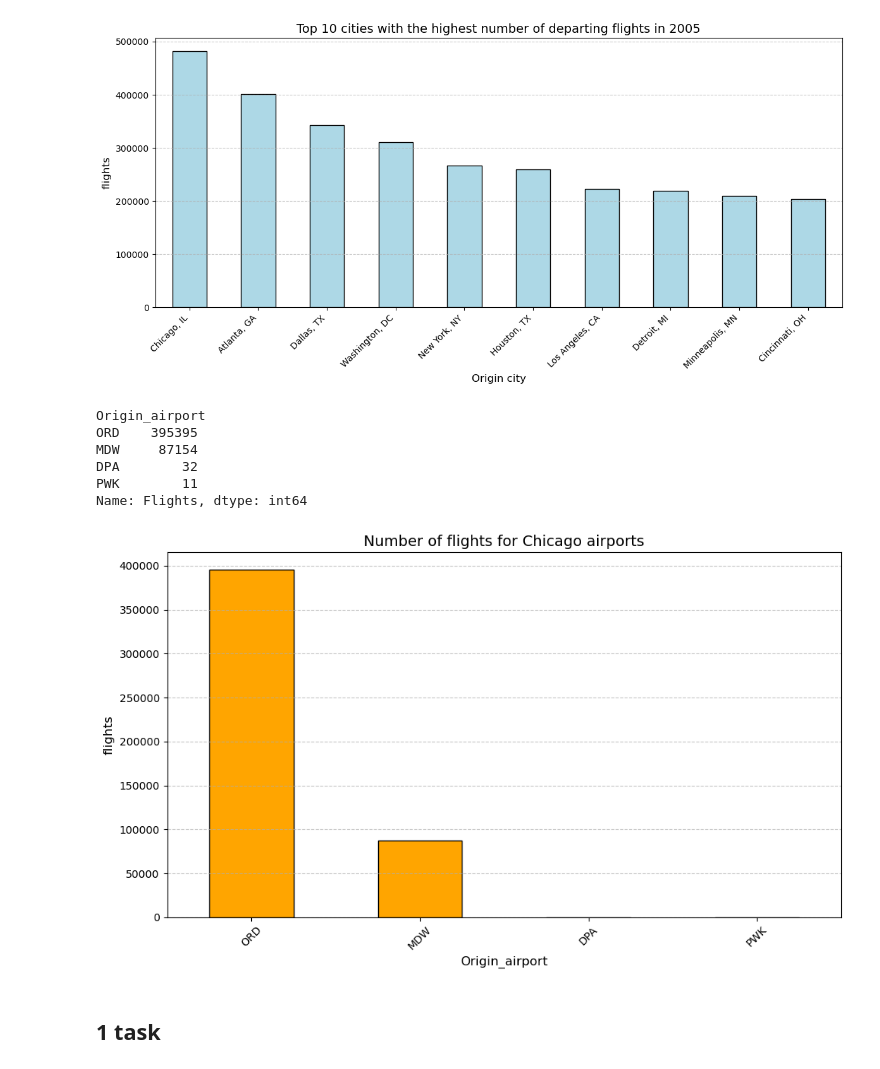
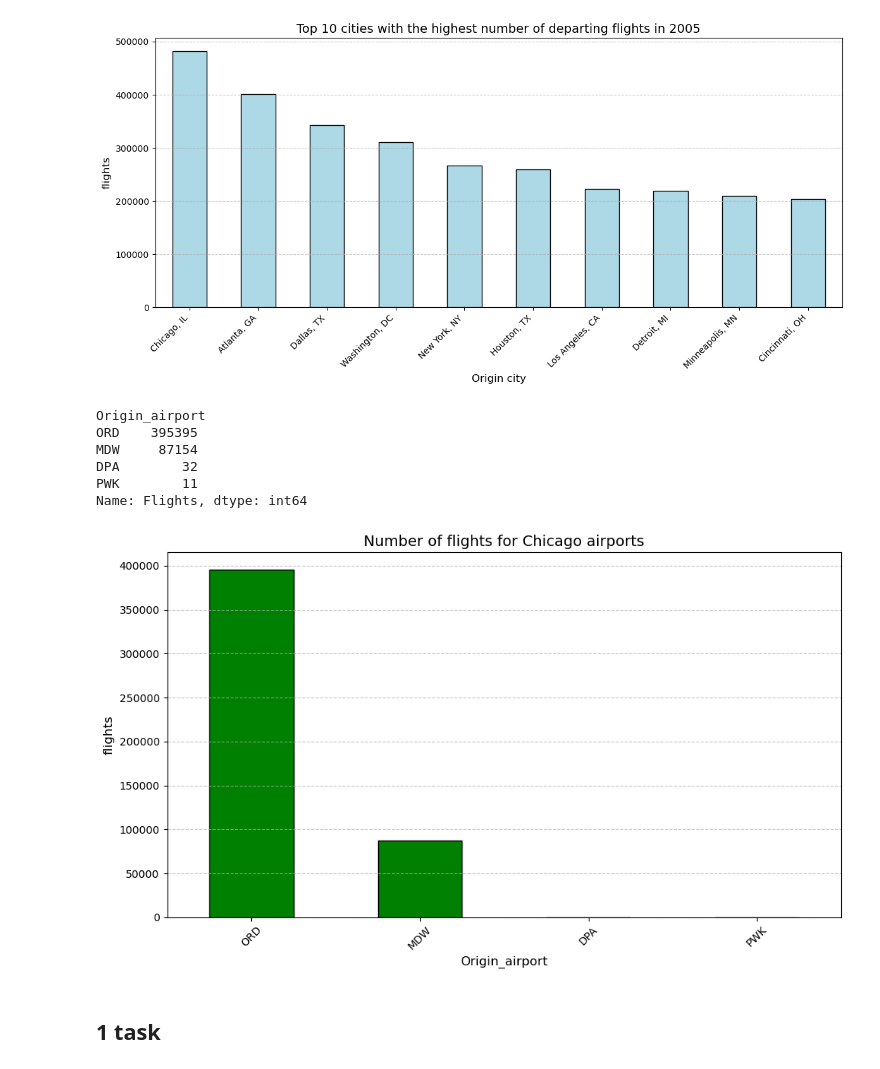
Before and after one commit to khalmatay/ADM-HW5, a Jupyter notebook: main.ipynb, the cells around one changed output. Saved outputs shown, nothing was run; the diff lists cells and outputs as text; code cells hidden in the pictures.

```diff
--- a/main.ipynb
+++ b/main.ipynb
@@ -192,24 +192,24 @@ plt.show()
 # %%
 chicago_airports_2005 = data_2005[data_2005['Origin_city'].str.contains('Chicago', na=False)]
 flights_by_airport_chicago = chicago_airports_2005.groupby('Origin_airport')['Flights'].sum().sort_values(ascending=False)
 print(flights_by_airport_chicago)
 plt.figure(figsize=(10, 6))
-flights_by_airport_chicago.plot(kind='bar', color='orange', edgecolor='black')
+flights_by_airport_chicago.plot(kind='bar', color='green', edgecolor='black')
 plt.title('Number of flights for Chicago airports', fontsize=14)
 plt.xlabel('Origin_airport', fontsize=12)
 plt.ylabel('flights', fontsize=12)
 plt.xticks(rotation=45, fontsize=10)
 plt.grid(axis='y', linestyle='--', alpha=0.7)
 plt.tight_layout()
 plt.show()
 # %% [output]
 Origin_airport
 ORD    395395
 MDW     87154
 DPA        32
 PWK        11
 Name: Flights, dtype: int64
-[figure, old version]
+[figure, new version]
 # %% [markdown]
 ## 1 task
 # %% [markdown]
```
Also changed, not shown: parts of 4 cells of this notebook, 1 other file.
